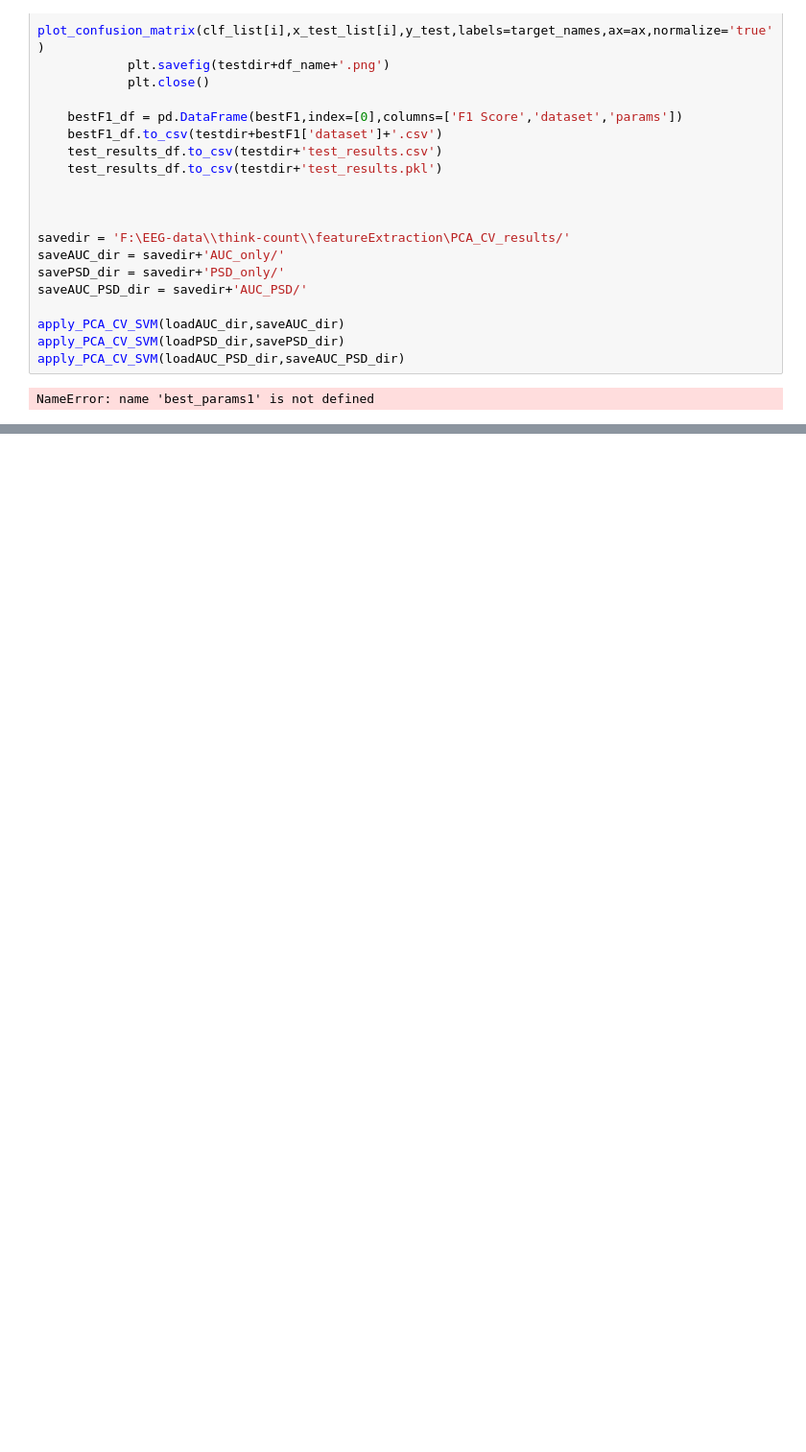
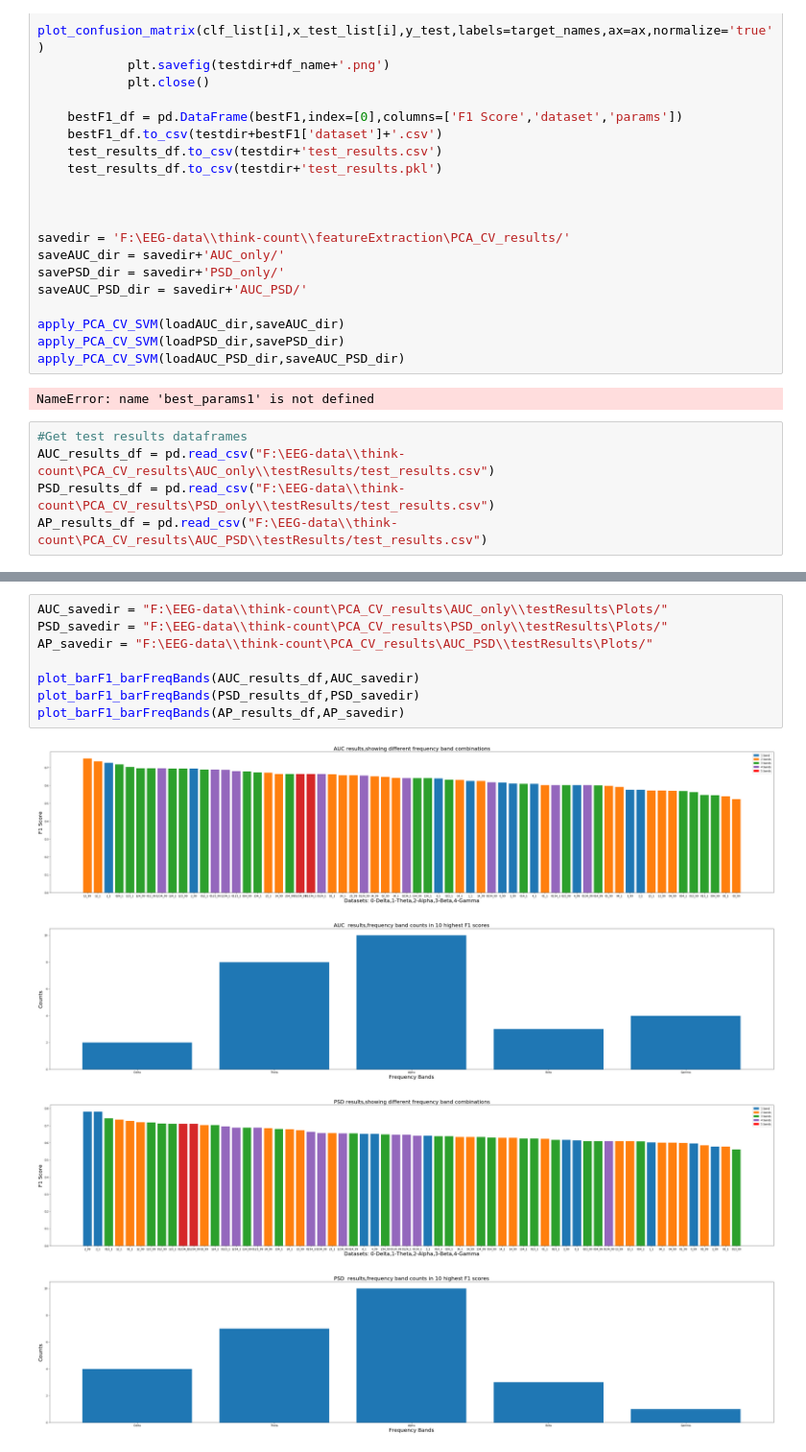
Before and after one commit to wu-di995/EEG_ML_Project, a Jupyter notebook: Python/EEG_think_count.ipynb, the cells around one changed output, grey strips where cells are left out. Shown at 96% size. Saved outputs shown, nothing was run; the diff lists cells and outputs as text; blank space fills up the shorter version.

```diff
--- a/Python/EEG_think_count.ipynb
+++ b/Python/EEG_think_count.ipynb
@@ -607,3 +607,8 @@ apply_PCA_CV_SVM(loadPSD_dir,savePSD_dir)
 apply_PCA_CV_SVM(loadAUC_PSD_dir,saveAUC_PSD_dir)
 # %% [output]
 NameError: name 'best_params1' is not defined
+# %%
+#Get test results dataframes
+AUC_results_df = pd.read_csv("F:\EEG-data\\think-count\PCA_CV_results\AUC_only\\testResults/test_results.csv")
+PSD_results_df = pd.read_csv("F:\EEG-data\\think-count\PCA_CV_results\PSD_only\\testResults/test_results.csv")
+AP_results_df = pd.read_csv("F:\EEG-data\\think-count\PCA_CV_results\AUC_PSD\\testResults/test_results.csv")
@@ -609,0 +669,13 @@ NameError: name 'best_params1' is not defined
+# %%
+AUC_savedir = "F:\EEG-data\\think-count\PCA_CV_results\AUC_only\\testResults\Plots/"
+PSD_savedir = "F:\EEG-data\\think-count\PCA_CV_results\PSD_only\\testResults\Plots/"
+AP_savedir = "F:\EEG-data\\think-count\PCA_CV_results\AUC_PSD\\testResults\Plots/"
+
+plot_barF1_barFreqBands(AUC_results_df,AUC_savedir)
+plot_barF1_barFreqBands(PSD_results_df,PSD_savedir)
+plot_barF1_barFreqBands(AP_results_df,AP_savedir)
+# %% [output]
+[figure, added]
+[figure, added]
+[figure, added]
+[figure, added]
```
Also changed, not shown: parts of 6 cells of this notebook, 3 other files.
